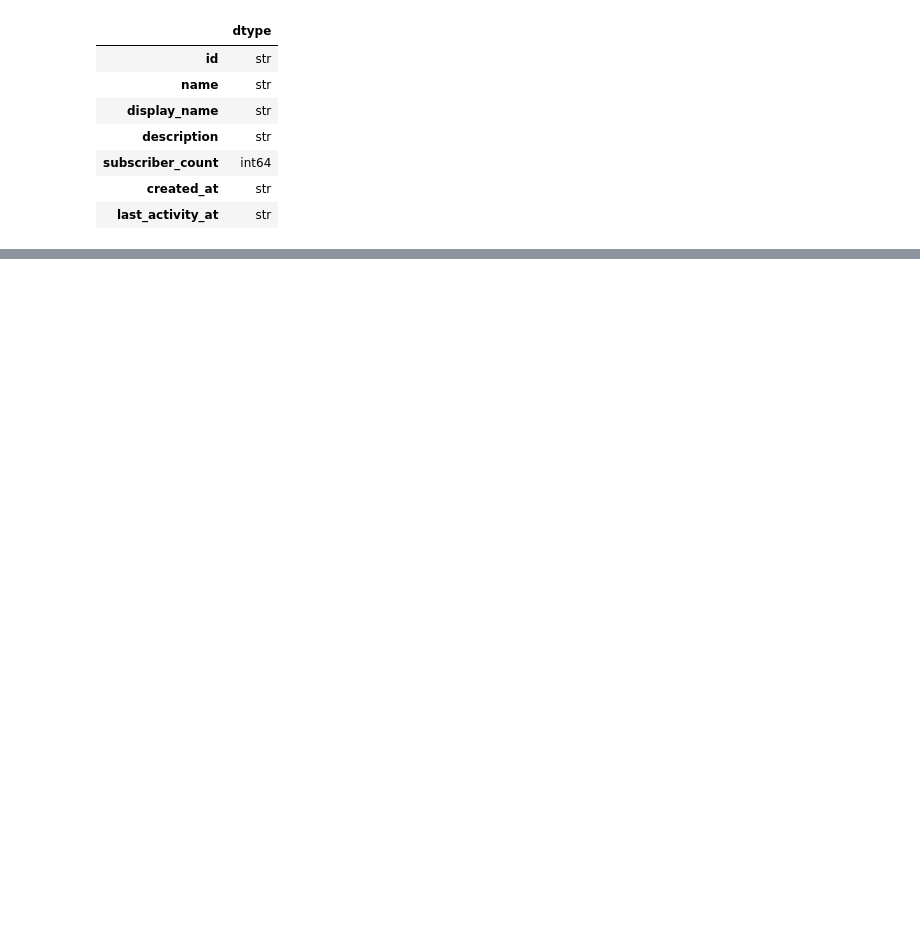
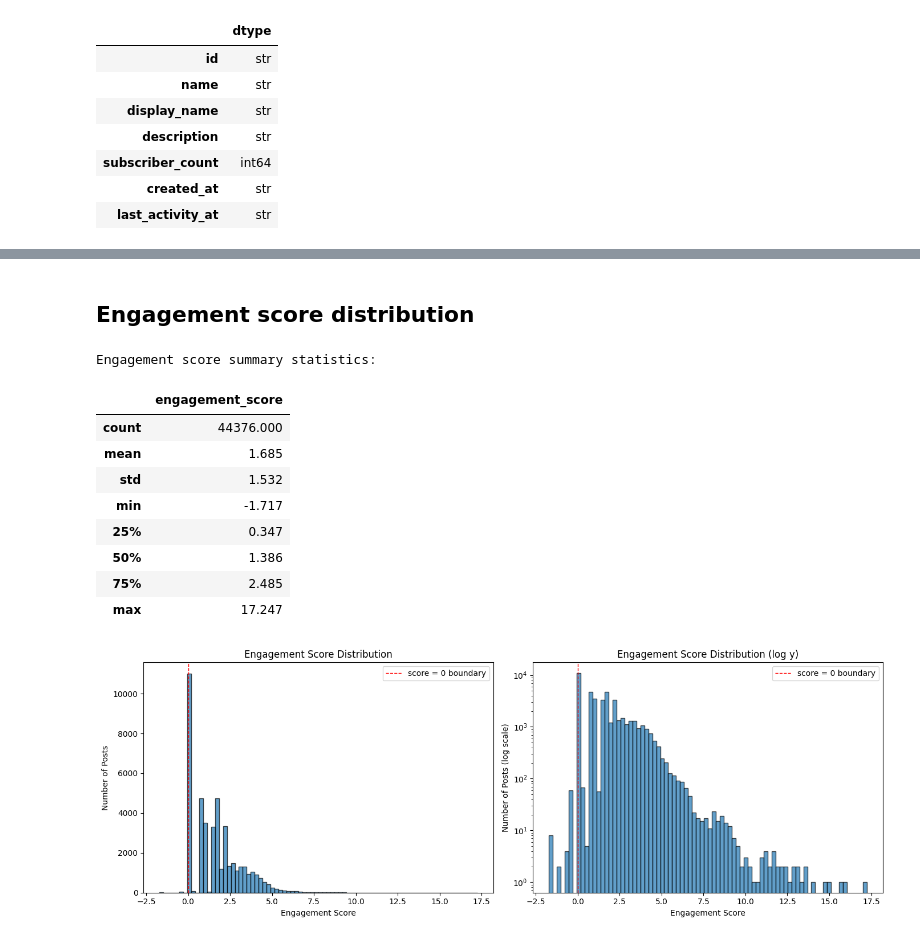
Before and after one commit to NeagDolph/CS4120_moltbook_sentiment_analysis, a Jupyter notebook: notebooks/moltbook_eda.ipynb, the cells around one changed output, grey strips where cells are left out. Drawn from its saved outputs; the diff is of its cells as text; code cells hidden in the pictures; blank space fills up the shorter version.

```diff
--- a/notebooks/moltbook_eda.ipynb
+++ b/notebooks/moltbook_eda.ipynb
@@ -265,0 +272,20 @@ submolts shape: (12209, 7)
+# %%
+import numpy as np
+import matplotlib.pyplot as plt
+
+_prep_candidates = [
+    NOTEBOOK_DIR / "data" / "moltbook_posts_preprocessed.parquet",
+    NOTEBOOK_DIR.parent / "data" / "moltbook_posts_preprocessed.parquet",
+]
+PREP_PATH = next((p for p in _prep_candidates if p.exists()), None)
+if PREP_PATH is None:
+    raise FileNotFoundError(
+        "Could not find moltbook_posts_preprocessed.parquet. "
+        "Run: python scripts/preprocess_engagement.py"
+    )
+
+prep = pd.read_parquet(PREP_PATH)
+print(f"Loaded preprocessed: {PREP_PATH}")
+print(f"Shape: {prep.shape}")
+print()
+prep.info()
@@ -265,0 +338,38 @@ submolts shape: (12209, 7)
+# %% [markdown]
+## Engagement score distribution
+# %%
+print("Engagement score summary statistics:")
+display(prep["engagement_score"].describe().round(3).to_frame())
+
+fig, axes = plt.subplots(1, 2, figsize=(14, 5))
+
+axes[0].hist(prep["engagement_score"], bins=80, edgecolor="black", alpha=0.7)
+axes[0].axvline(0, color="red", linestyle="--", linewidth=1, label="score = 0 boundary")
+axes[0].set_xlabel("Engagement Score")
+axes[0].set_ylabel("Number of Posts")
+axes[0].set_title("Engagement Score Distribution")
+axes[0].legend()
+
+# log-scale y-axis to see the tail
+axes[1].hist(prep["engagement_score"], bins=80, edgecolor="black", alpha=0.7)
+axes[1].axvline(0, color="red", linestyle="--", linewidth=1, label="score = 0 boundary")
+axes[1].set_yscale("log")
+axes[1].set_xlabel("Engagement Score")
+axes[1].set_ylabel("Number of Posts (log scale)")
+axes[1].set_title("Engagement Score Distribution (log y)")
+axes[1].legend()
+
+plt.tight_layout()
+plt.show()
+# %% [output]
+Engagement score summary statistics:
+|  | engagement_score |
+| count | 44376.000 |
+| mean | 1.685 |
+| std | 1.532 |
+| min | -1.717 |
+| 25% | 0.347 |
+| 50% | 1.386 |
+| 75% | 2.485 |
+| max | 17.247 |
+[figure, added]
```
Also changed, not shown: parts of 25 cells of this notebook, 6 other files.
